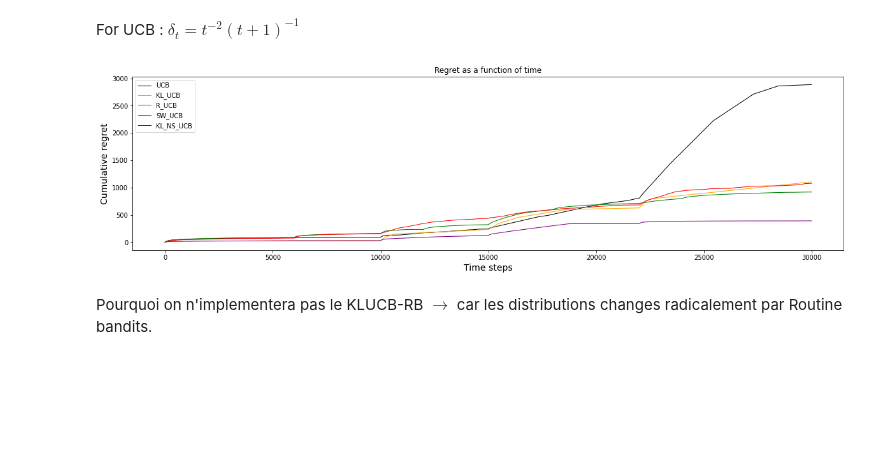
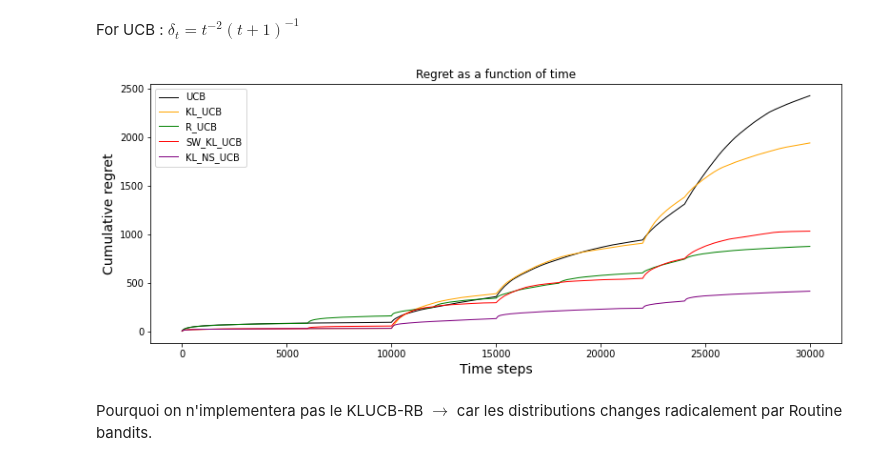
Before and after one commit to Mustapha-AJEGHRIR/RL_course, a Jupyter notebook: project/Routine_to_non_Stationary_Bandits.ipynb, the cells around one changed output. Saved outputs shown, nothing was run; the diff lists cells and outputs as text; code cells hidden in the pictures; blank space fills up the shorter version.

```diff
--- a/project/Routine_to_non_Stationary_Bandits.ipynb
+++ b/project/Routine_to_non_Stationary_Bandits.ipynb
@@ -91,9 +91,9 @@ timeHorizon = 30000
 # bandit = GaussianBandit([-1, 0, 1, 2, 3, 3, 2]) # directly creates a Gaussian bandit from a vector of means
 # bandit = GaussianBandit([-1, 0, 1]) # directly creates a Gaussian bandit from a vector of means
 tsave = np.arange(1, timeHorizon, 20)
-N_exp = 5
+N_exp = 100
 nbArms = 5
-ts = [10000, 5000, 7000]
+ts = [10000, 5000, 7000, 2000]
 bandit = MAB_NON_S(k = nbArms, TS=ts, seed=41)
 
 # UCBlearner = alg.UCB(nbArms, delta = lambda t : t **(-2) * ( t+1 )**(-1))
@@ -106,13 +106,13 @@ UCBregret = OneBanditOneLearnerMultipleRuns(bandit, UCBlearner, timeHorizon, N_e
 KL_UCBlearner = alg.KL_UCB(nbArms, delta = lambda t : t **(-2) * ( t+1 )**(-1))
 KL_UCBregret = OneBanditOneLearnerMultipleRuns(bandit, KL_UCBlearner, timeHorizon, N_exp, tsave = tsave)
 
-R_UCBlearner = alg.R_UCB(nbArms, delta = lambda t : t **(-2) * ( t+1 )**(-1), period = 6000)
-R_UCBregret = OneBanditOneLearnerMultipleRuns(bandit, R_UCBlearner, timeHorizon, N_exp, tsave = tsave)
+R_KL_UCBlearner = alg.R_UCB(nbArms, delta = lambda t : t **(-2) * ( t+1 )**(-1), period = 6000)
+R_KL_UCBregret = OneBanditOneLearnerMultipleRuns(bandit, R_KL_UCBlearner, timeHorizon, N_exp, tsave = tsave)
 
-SW_UCBlearner = alg.SW_UCB(nbArms, delta = lambda t : t **(-2) * ( t+1 )**(-1), buffer_size=6000)
-SW_UCBregret = OneBanditOneLearnerMultipleRuns(bandit, SW_UCBlearner, timeHorizon, N_exp, tsave = tsave)
+SW_KL_UCBlearner = alg.SW_KL_UCB(nbArms, delta = lambda t : t **(-2) * ( t+1 )**(-1), buffer_size=6000)
+SW_KL_UCBregret = OneBanditOneLearnerMultipleRuns(bandit, SW_KL_UCBlearner, timeHorizon, N_exp, tsave = tsave)
 
-KL_NS_UCBlearner = alg.KL_NS_UCB(nbArms, delta = lambda t : t **(-2) * ( t+1 )**(-1), buffer_size=200)
+KL_NS_UCBlearner = alg.KL_NS_UCB(nbArms, delta = lambda t : t **(-2) * ( t+1 )**(-1), buffer_size=150)
 KL_NS_UCBregret = OneBanditOneLearnerMultipleRuns(bandit, KL_NS_UCBlearner, timeHorizon, N_exp, tsave = tsave)
 
 FTLlearner = alg.FTL(nbArms)
@@ -130,41 +130,42 @@ FTLregret = OneBanditOneLearnerMultipleRuns(bandit, FTLlearner, timeHorizon, N_e
 # plt.savefig('./Figure/test'+ learner.name() + '.pdf')
 
 # Cumulative regret as a function of time
-plt.figure(2, figsize=(20,5))
+plt.figure(2, figsize=(13,5))
 plt.clf()
 plt.xlabel("Time steps", fontsize=14)
 plt.ylabel("Cumulative regret", fontsize=14)
 plt.title("Regret as a function of time")
 
 
 plt.plot(tsave, np.mean(UCBregret, axis=0), 'black', linewidth=1, label=UCBlearner.name())
 # plt.plot(tsave, np.quantile(UCBregret, 0.95, 0), tsave, np.quantile(UCBregret,0.05,0), linestyle="dashed", color="black")
 
 plt.plot(tsave, np.mean(KL_UCBregret, axis=0), 'orange', linewidth=1, label=KL_UCBlearner.name())
 # plt.plot(tsave, np.quantile(KL_UCBregret, 0.95, 0), tsave, np.quantile(KL_UCBregret,0.05,0), linestyle="dashed", color="orange")
 
-plt.plot(tsave, np.mean(R_UCBregret, axis=0), 'g', linewidth=1, label=R_UCBlearner.name())
+plt.plot(tsave, np.mean(R_KL_UCBregret, axis=0), 'g', linewidth=1, label=R_KL_UCBlearner.name())
 # plt.plot(tsave, np.quantile(R_UCBregret, 0.95, 0), tsave, np.quantile(R_UCBregret,0.05,0), linestyle="dashed", color="g")
 
-plt.plot(tsave, np.mean(SW_UCBregret, axis=0), 'r', linewidth=1, label=SW_UCBlearner.name())
+plt.plot(tsave, np.mean(SW_KL_UCBregret, axis=0), 'r', linewidth=1, label=SW_KL_UCBlearner.name())
 # plt.plot(tsave, np.quantile(SW_UCBregret, 0.95, 0), tsave, np.quantile(SW_UCBregret,0.05,0), linestyle="dashed", color="r")
 
 plt.plot(tsave, np.mean(KL_NS_UCBregret, axis=0), 'purple', linewidth=1, label=KL_NS_UCBlearner.name())
 # plt.plot(tsave, np.quantile(KL_NS_UCBregret, 0.95, 0), tsave, np.quantile(KL_NS_UCBregret,0.05,0), linestyle="dashed", color="purple")
 
 # plt.plot(tsave, np.mean(FTLregret, axis=0), 'b', linewidth=1, label=FTLlearner.name())
 # plt.plot(tsave, np.quantile(FTLregret, 0.95, 0), tsave, np.quantile(FTLregret,0.05,0), linestyle="dashed", color="b")
 plt.legend()
+plt.savefig('./figures/main_ones', dpi=300)
 plt.show()
 
 # plt.figure(figsize=(20,5))
 # plt.plot(bandit.historical_means)
 # plt.legend(['bandit ' + str(i+1) for i in range(nbArms)])
 # plt.xlabel("Time steps", fontsize=14)
 # plt.ylabel("Bandit means", fontsize=14)
 # plt.show()
 # %% [output]
-[figure, old version]
+[figure, new version]
 # %% [markdown]
 Pourquoi on n'implementera pas le KLUCB-RB $\longrightarrow$ car les distributions changes radicalement par Routine bandits.
 # %% [markdown]
```
Also changed, not shown: parts of 10 cells of this notebook.
